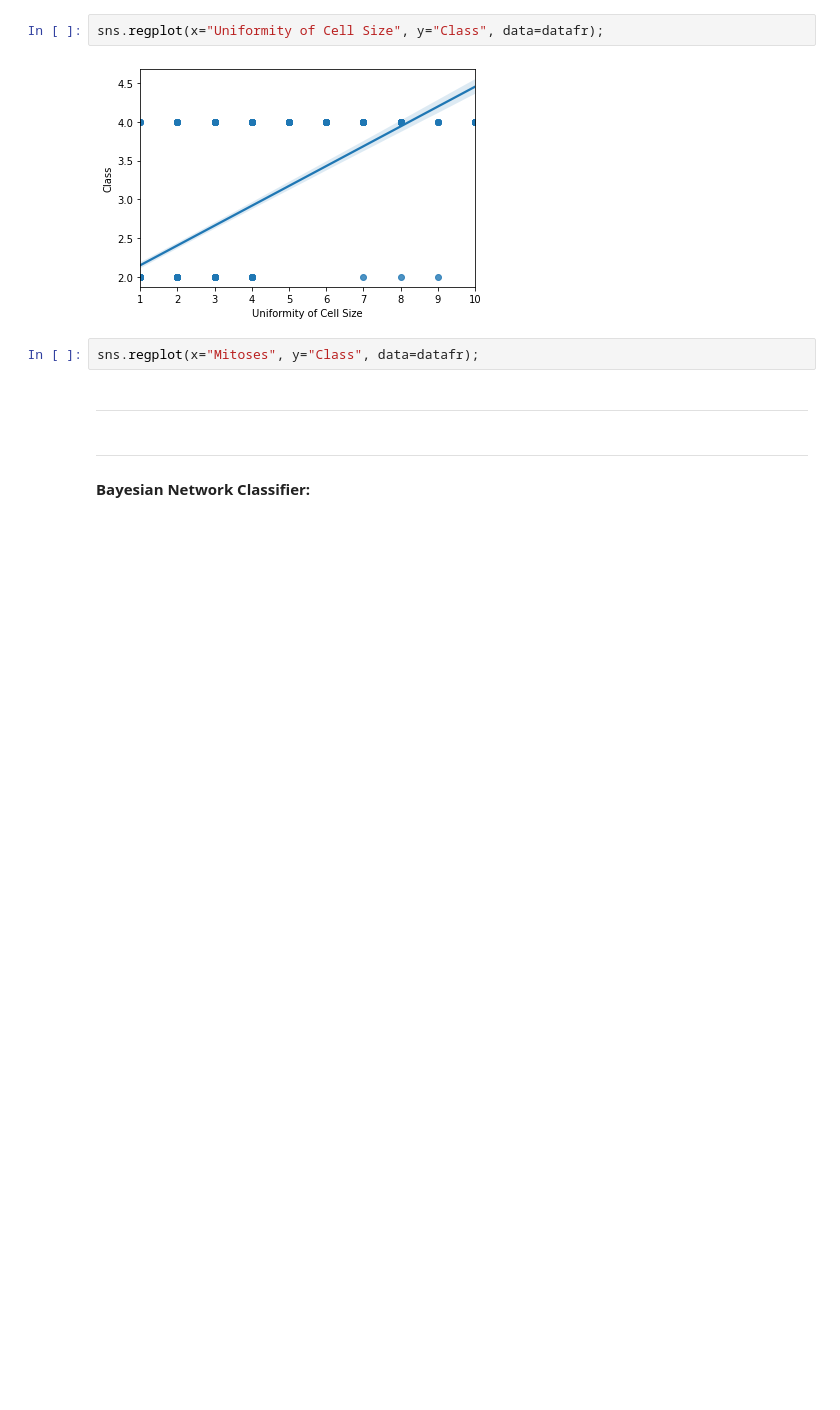
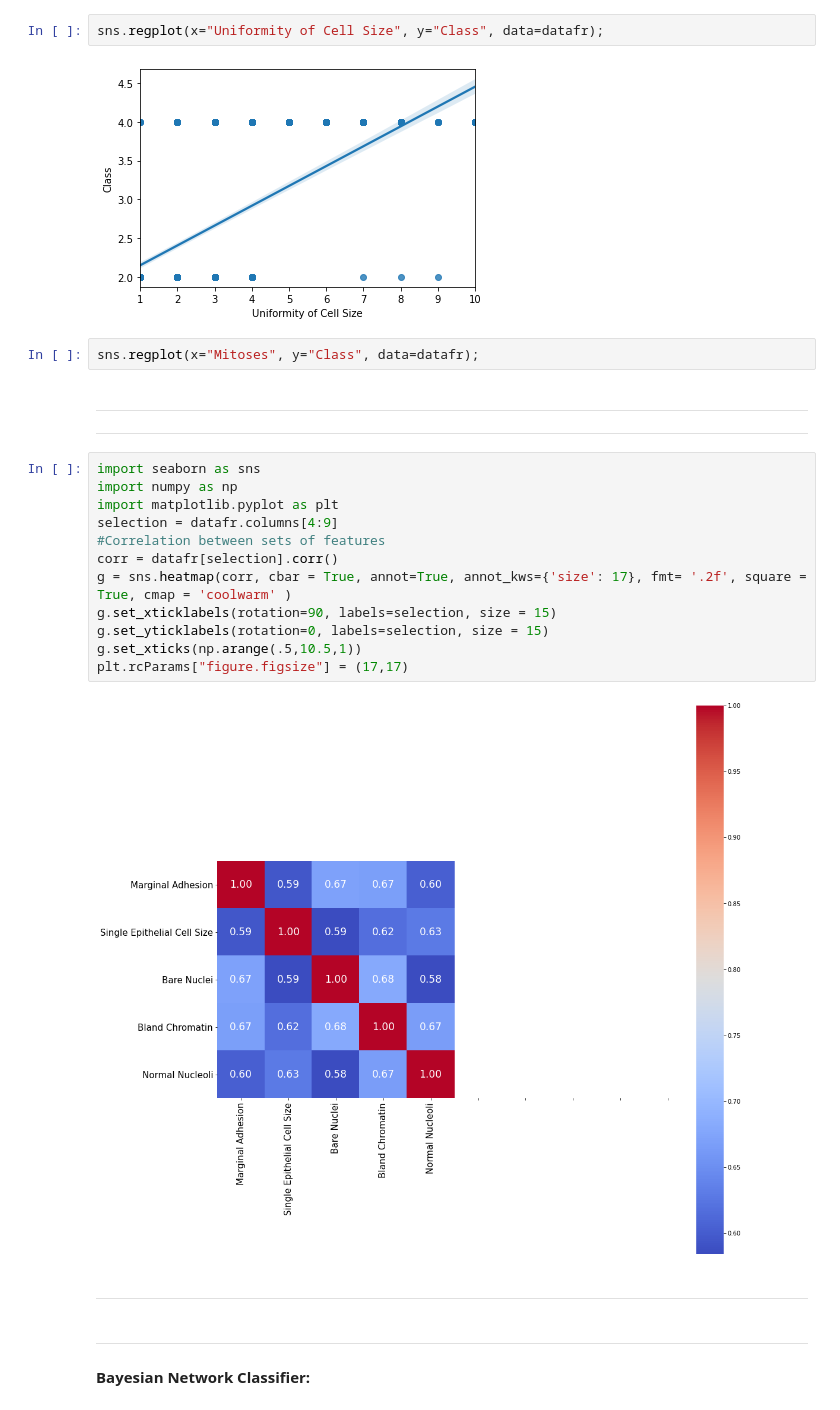
Before and after one commit to Ruairi8/ProgDAProject2, a Jupyter notebook: file1.ipynb, the cells around one changed output. Drawn from its saved outputs; the diff is of its cells as text; blank space fills up the shorter version.

```diff
--- a/file1.ipynb
+++ b/file1.ipynb
@@ -368,6 +332,23 @@ sns.regplot(x="Uniformity of Cell Size", y="Class", data=datafr);
 [figure]
 # %%
 sns.regplot(x="Mitoses", y="Class", data=datafr);
+# %% [markdown]
+---
+---
+# %%
+import seaborn as sns
+import numpy as np
+import matplotlib.pyplot as plt
+selection = datafr.columns[4:9]
+#Correlation between sets of features
+corr = datafr[selection].corr()
+g = sns.heatmap(corr, cbar = True, annot=True, annot_kws={'size': 17}, fmt= '.2f', square = True, cmap = 'coolwarm' )
+g.set_xticklabels(rotation=90, labels=selection, size = 15)
+g.set_yticklabels(rotation=0, labels=selection, size = 15)
+g.set_xticks(np.arange(.5,10.5,1))
+plt.rcParams["figure.figsize"] = (17,17)
+# %% [output]
+[figure, added]
 # %% [markdown]
 <hr style="border:0.3px solid grey">
 # %% [markdown]
```
Also changed, not shown: parts of 77 cells of this notebook.
